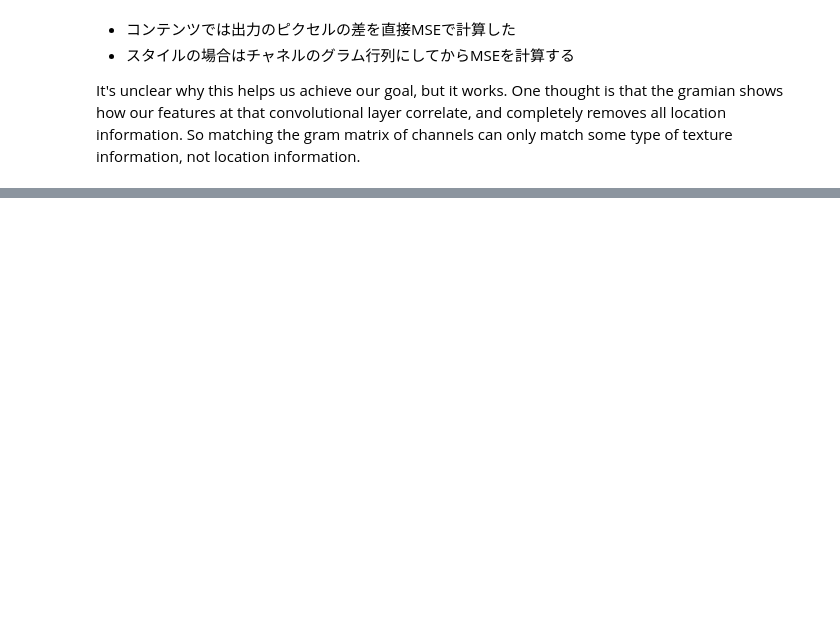
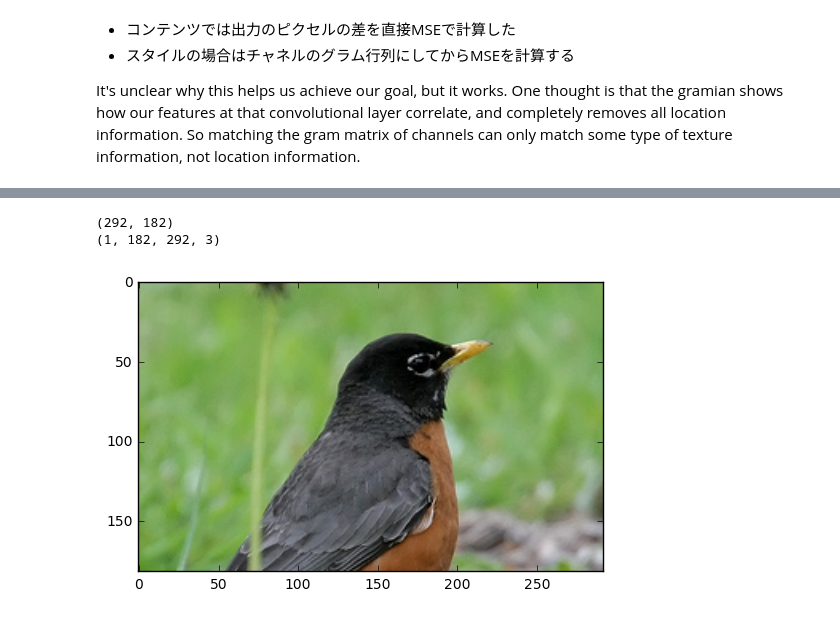
Before and after one commit to aidiary/notebooks, a Jupyter notebook: keras/170808-neural-style-transfer.ipynb, the cells around one changed output, grey strips where cells are left out. Saved outputs shown, nothing was run; the diff lists cells and outputs as text; code cells hidden in the pictures; blank space fills up the shorter version.

```diff
--- a/keras/170808-neural-style-transfer.ipynb
+++ b/keras/170808-neural-style-transfer.ipynb
@@ -402,0 +391,14 @@ KeyboardInterrupt:
+# %%
+def plot_arr(arr):
+    plt.imshow(deproc(arr,arr.shape)[0].astype('uint8'))
+# %%
+# 使うモデルは1つなのでスタイルのサイズに合わせる必要がある
+w, h = style.size
+src = img_arr[:, 60:h+60, 100:w+100]
+print(style.size)
+print(src.shape)
+plot_arr(src)
+# %% [output]
+(292, 182)
+(1, 182, 292, 3)
+[figure, added]
```
Also changed, not shown: parts of 27 cells of this notebook.
